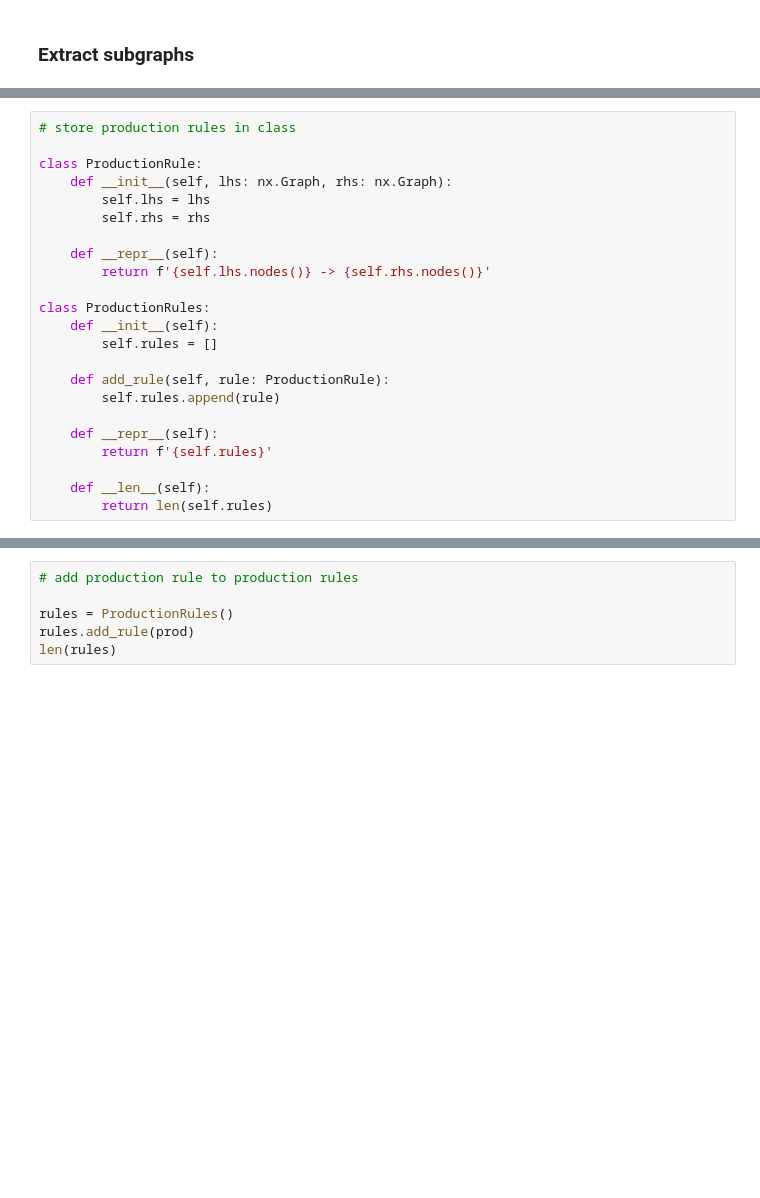
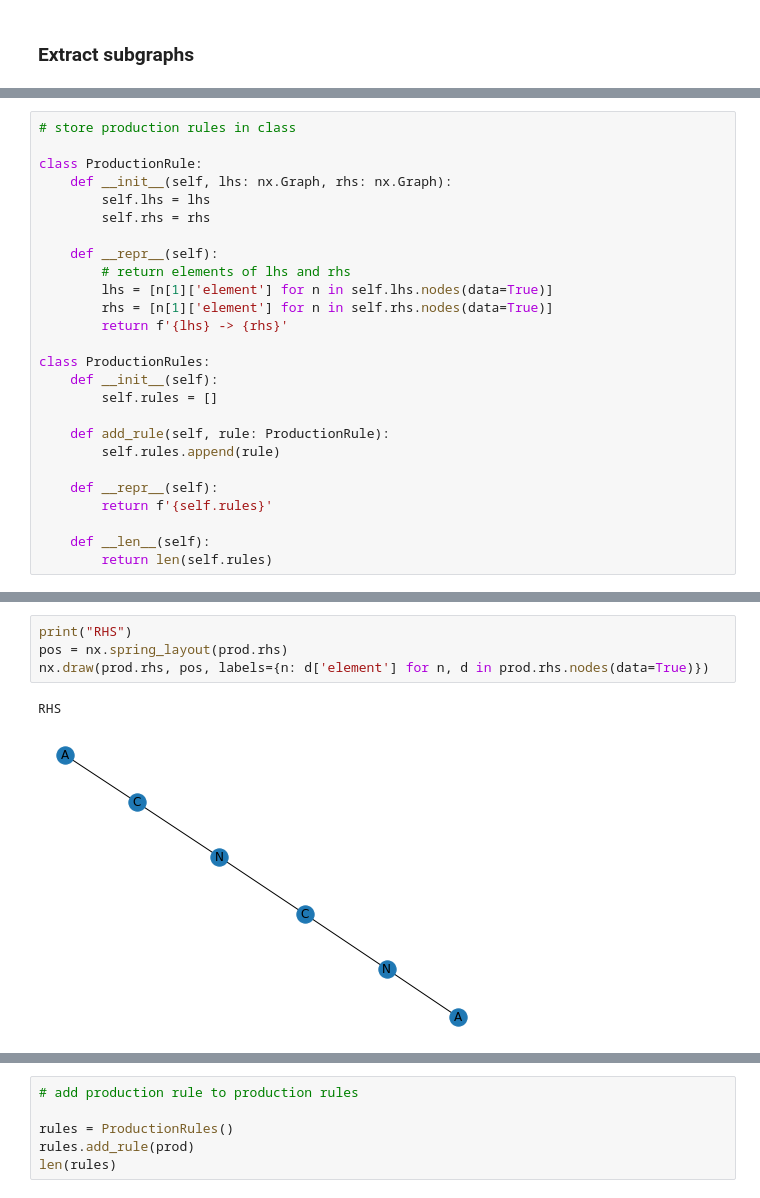
Before and after one commit to expofx/minideg, a Jupyter notebook: experiment.ipynb, the cells around one changed output, grey strips where cells are left out. Saved outputs shown, nothing was run; the diff lists cells and outputs as text; blank space fills up the shorter version.

```diff
--- a/experiment.ipynb
+++ b/experiment.ipynb
@@ -135,7 +154,10 @@ class ProductionRule:
         self.rhs = rhs
 
     def __repr__(self):
-        return f'{self.lhs.nodes()} -> {self.rhs.nodes()}'
+        # return elements of lhs and rhs
+        lhs = [n[1]['element'] for n in self.lhs.nodes(data=True)]
+        rhs = [n[1]['element'] for n in self.rhs.nodes(data=True)]
+        return f'{lhs} -> {rhs}'
 
 class ProductionRules:
     def __init__(self):
@@ -185,3 +210,10 @@ nx.draw(prod.lhs, pos, labels={n: d['element'] for n, d in prod.lhs.nodes(data=T
+# %%
+print("RHS")
+pos = nx.spring_layout(prod.rhs)
+nx.draw(prod.rhs, pos, labels={n: d['element'] for n, d in prod.rhs.nodes(data=True)})
+# %% [output]
+RHS
+[figure, added]
 # %%
 print(prod.lhs.nodes(data=True))
 print(prod.rhs.nodes(data=True))
```
Also changed, not shown: parts of 18 cells of this notebook, 2 other files.
